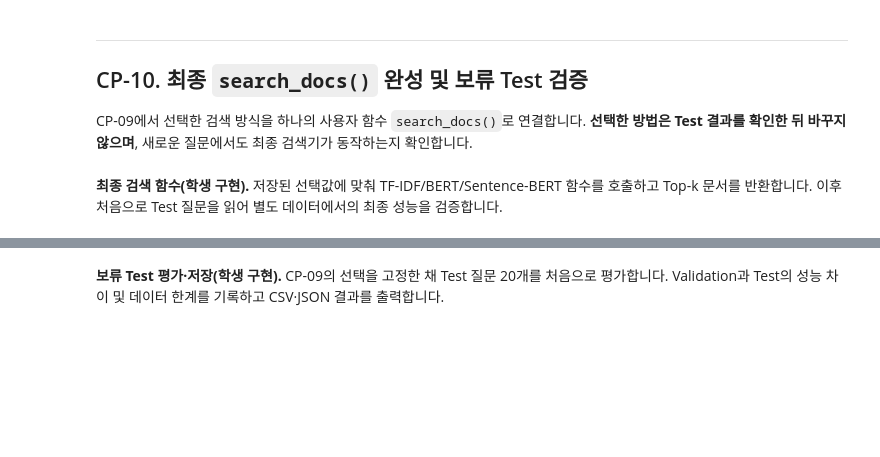
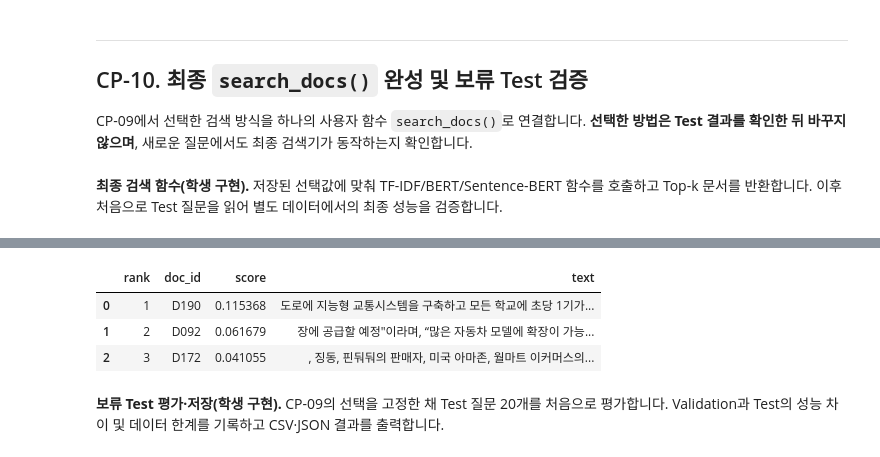
Before and after one commit to jeon87946/ai-mini-projects, a Jupyter notebook: mini-project-02/code/NLP_BERT_MiniProject_Student.ipynb, the cells around one changed output, grey strips where cells are left out. Saved outputs shown, nothing was run; the diff lists cells and outputs as text; code cells hidden in the pictures; blank space fills up the shorter version.

```diff
--- a/mini-project-02/code/NLP_BERT_MiniProject_Student.ipynb
+++ b/mini-project-02/code/NLP_BERT_MiniProject_Student.ipynb
@@ -791,12 +911,15 @@ raise NotImplementedError('CP-09 검색 실패 사례를 비교하세요.')
 # %%
 # [학생 구현] CP-09 — 사용 목적 및 선택 근거
 # TODO 9-6. 검색기를 사용할 실제 상황을 USE_CASE로 한 문장 작성하세요.
+USE_CASE = "사용자가 질문을 입력하여 관련 문서에서 답변에 필요한 정보를 찾는 문서 검색 서비스"
 # TODO 9-7. PRIORITY_METRIC을 'hit1', 'recall3', 'mrr5' 중 하나로 지정하세요.
+PRIORITY_METRIC = 'hit1'
 # TODO 9-8. comparison_df의 Validation 점수와 오류 사례를 고려하여
 #             SELECTED_METHOD를 'tfidf', 'bert', 'sbert' 중 하나로 직접 선택하세요.
+SELECTED_METHOD = 'tfidf'
 # TODO 9-9. SELECTION_REASON에 실제 수치와 다른 방법의 장단점을 2~3문장으로 적으세요.
-raise NotImplementedError('CP-09 최종 검색 방식·판단 근거를 지정하세요.')
-
+# raise NotImplementedError('CP-09 최종 검색 방식·판단 근거를 지정하세요.')
+SELECTION_REASON = "TF-IDF 모델을 최종 선택하였다. 정답문서가 첫번째로 나오는 지표인 hit을 봤을 때 0.883으로 가장 높은 성능을 보였으며 외에도 질문에 대한 정답문서가 첫번째부터 세번째 안에 포함되는지 나타내는 recall이 0.967으로 가장 정확하였다. TF-IDF가 세 평가 지표에서 모두 높은 성능을 보였으며 BERT는 문맥을 파악하고 의미적 유사성을 파악하는 장점이 있었지만 비교적 성능이 낮게 나왔다"
 assert PRIORITY_METRIC in ('hit1', 'recall3', 'mrr5')
 assert SELECTED_METHOD in ('tfidf', 'bert', 'sbert')
 selection = {'use_case': USE_CASE, 'priority_metric': PRIORITY_METRIC,
@@ -817,14 +950,28 @@ CP-09에서 선택한 검색 방식을 하나의 사용자 함수 `search_docs()
 # %%
 # [학생 구현] CP-10 — 최종 검색기 인터페이스
 
 def search_docs(query, k=3, method=SELECTED_METHOD):
     """선택한 검색 방식의 상위 k개 문서 반환."""
     # TODO 10-1. method가 'tfidf'라면 search_tfidf(), 'bert'라면 search_bert(),
     #              'sbert'라면 search_sbert()를 호출하도록 작성하세요.
     # TODO 10-2. 세 방법 모두 동일한 rank/doc_id/score/text 구조로 반환하세요.
-    raise NotImplementedError('CP-10 최종 search_docs()를 구현하세요.')
+    if method == 'tfidf' :
+        return search_tfidf(query, k=k)
+    elif method == 'bert':
+        return search_bert(query, k=k)
+    elif method == 'sbert':
+        return search_sbert(query, k=k)
 
 # TODO 10-3. 본인이 만든 새로운 질문 한 개로 search_docs() Top-3를 확인하세요.
+new_question = "지능형 교통시스템 관련 문서"
+
+top3 = search_docs(new_question, k=3)
+display(pd.DataFrame(top3))
+# %% [output]
+|  | rank | doc_id | score | text |
+| 0 | 1 | D190 | 0.115368 | 도로에 지능형 교통시스템을 구축하고 모든 학교에 초당 1기가... |
+| 1 | 2 | D092 | 0.061679 | 장에 공급할 예정"이라며, “많은 자동차 모델에 확장이 가능... |
+| 2 | 3 | D172 | 0.041055 | , 징동, 핀둬둬의 판매자, 미국 아마존, 월마트 이커머스의... |
 # %% [markdown]
 **보류 Test 평가·저장(학생 구현).** CP-09의 선택을 고정한 채 Test 질문 20개를 처음으로 평가합니다. Validation과 Test의 성능 차이 및 데이터 한계를 기록하고 CSV·JSON 결과를 출력합니다.
 # %%
```
Also changed, not shown: parts of 17 cells of this notebook, 14 other files.
